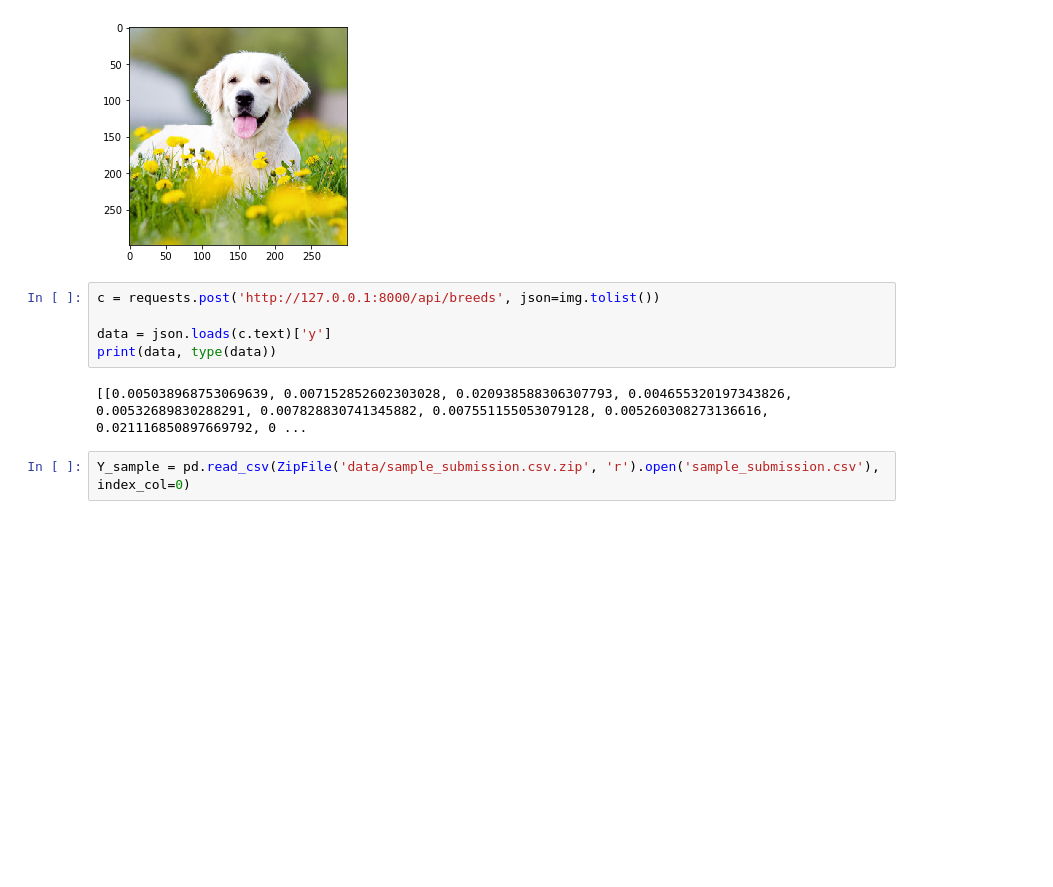
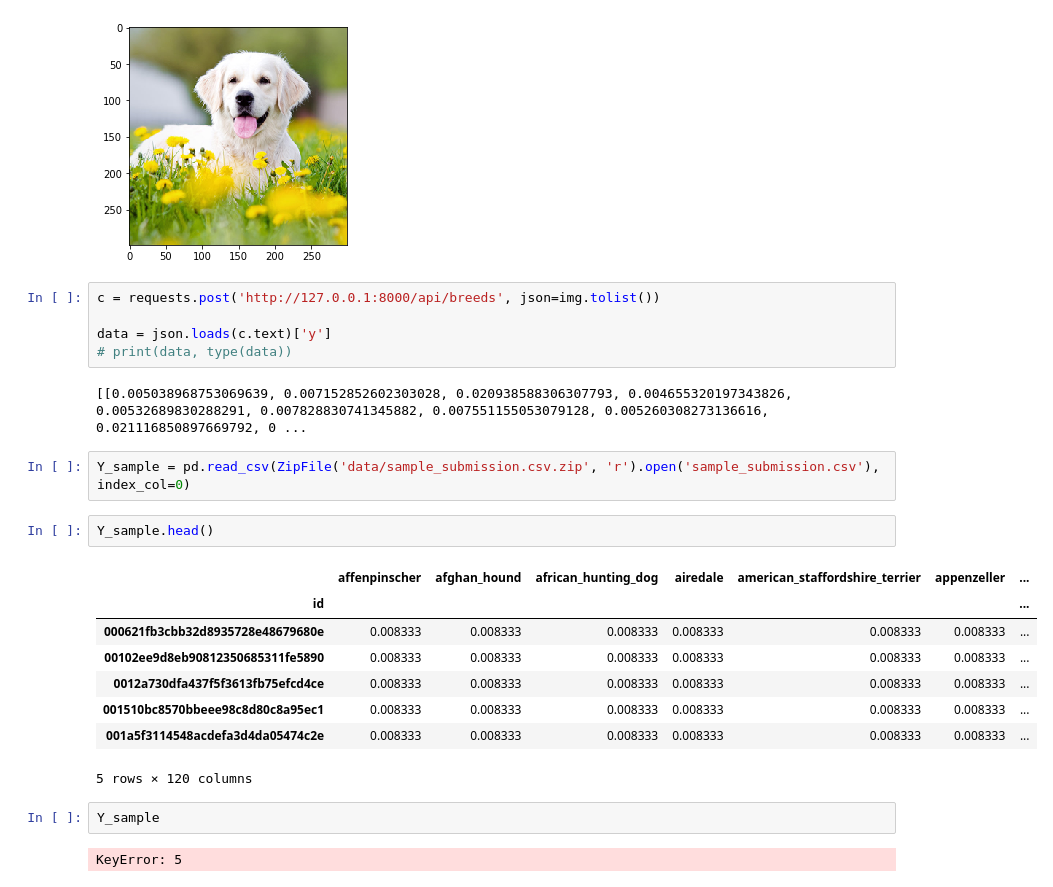
Before and after one commit to ajinkyapuar/kaggle-dog-breed-identification, a Jupyter notebook: transfer_learning.ipynb, the cells around one changed output. Saved outputs shown, nothing was run; the diff lists cells and outputs as text; blank space fills up the shorter version.

```diff
--- a/transfer_learning.ipynb
+++ b/transfer_learning.ipynb
@@ -40,8 +42,23 @@ plt.imshow(img[0])
 c = requests.post('http://127.0.0.1:8000/api/breeds', json=img.tolist())
 
 data = json.loads(c.text)['y']
-print(data, type(data))
+# print(data, type(data))
 # %% [output]
 [[0.005038968753069639, 0.007152852602303028, 0.020938588306307793, 0.004655320197343826, 0.00532689830288291, 0.007828830741345882, 0.007551155053079128, 0.005260308273136616, 0.021116850897669792, 0 ...
 # %%
 Y_sample = pd.read_csv(ZipFile('data/sample_submission.csv.zip', 'r').open('sample_submission.csv'), index_col=0)
+# %%
+Y_sample.head()
+# %% [output]
+|  | affenpinscher | afghan_hound | african_hunting_dog | airedale | american_staffordshire_terrier | appenzeller | ... |
+| id |  |  |  |  |  |  | ... |
+| 000621fb3cbb32d8935728e48679680e | 0.008333 | 0.008333 | 0.008333 | 0.008333 | 0.008333 | 0.008333 | ... |
+| 00102ee9d8eb90812350685311fe5890 | 0.008333 | 0.008333 | 0.008333 | 0.008333 | 0.008333 | 0.008333 | ... |
+| 0012a730dfa437f5f3613fb75efcd4ce | 0.008333 | 0.008333 | 0.008333 | 0.008333 | 0.008333 | 0.008333 | ... |
+| 001510bc8570bbeee98c8d80c8a95ec1 | 0.008333 | 0.008333 | 0.008333 | 0.008333 | 0.008333 | 0.008333 | ... |
+| 001a5f3114548acdefa3d4da05474c2e | 0.008333 | 0.008333 | 0.008333 | 0.008333 | 0.008333 | 0.008333 | ... |
+5 rows × 120 columns
+# %%
+Y_sample
+# %% [output]
+KeyError: 5
```
Also changed, not shown: parts of 2 cells of this notebook.
